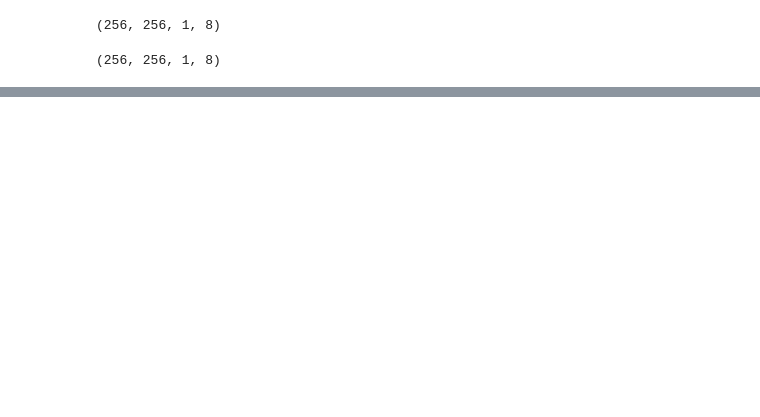
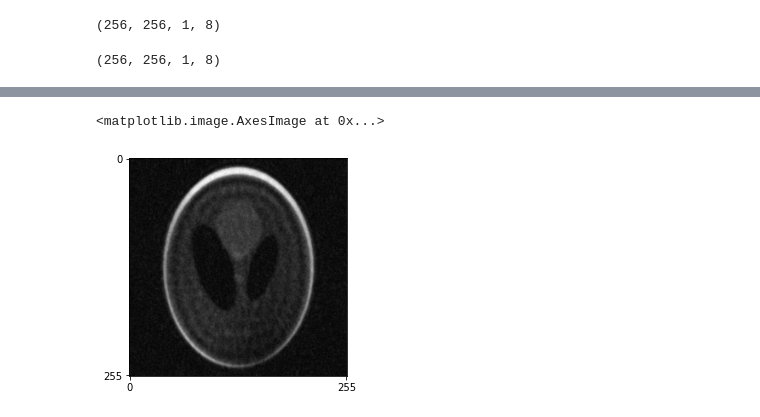
Before and after one commit to gopal-nataraj/bart-webinars, a Jupyter notebook: webinar4/demo.ipynb, the cells around one changed output, grey strips where cells are left out. Saved outputs shown, nothing was run; the diff lists cells and outputs as text; code cells hidden in the pictures; blank space fills up the shorter version.

Commit message:
updated webinar4/demo.ipynb w masking and rss recon

```diff
--- a/webinar4/demo.ipynb
+++ b/webinar4/demo.ipynb
@@ -35,0 +50,15 @@ ax.imshow(abs(im_ful_rss))
+# %%
+# apply mask to fully-sampled data
+ksp = bart.bart(1, 'fmac', ksp_ful, mask)
+# %%
+# check effect of masking on root-sum-of-squares recon
+im_coil = bart.bart(1, 'fft -i -u $(bart bitmask 0 1 2)', ksp)
+im_rss = bart.bart(1, 'rss $(bart bitmask 3)', im_coil)
+
+_, ax = plt.subplots()
+ax.set_xticks([0, nkyz-1])
+ax.set_yticks([0, nkyz-1])
+ax.imshow(abs(im_rss), cmap='gray')
+# %% [output]
+<matplotlib.image.AxesImage at 0x...>
+[figure, added]
```
Also changed, not shown: parts of 4 cells of this notebook.
